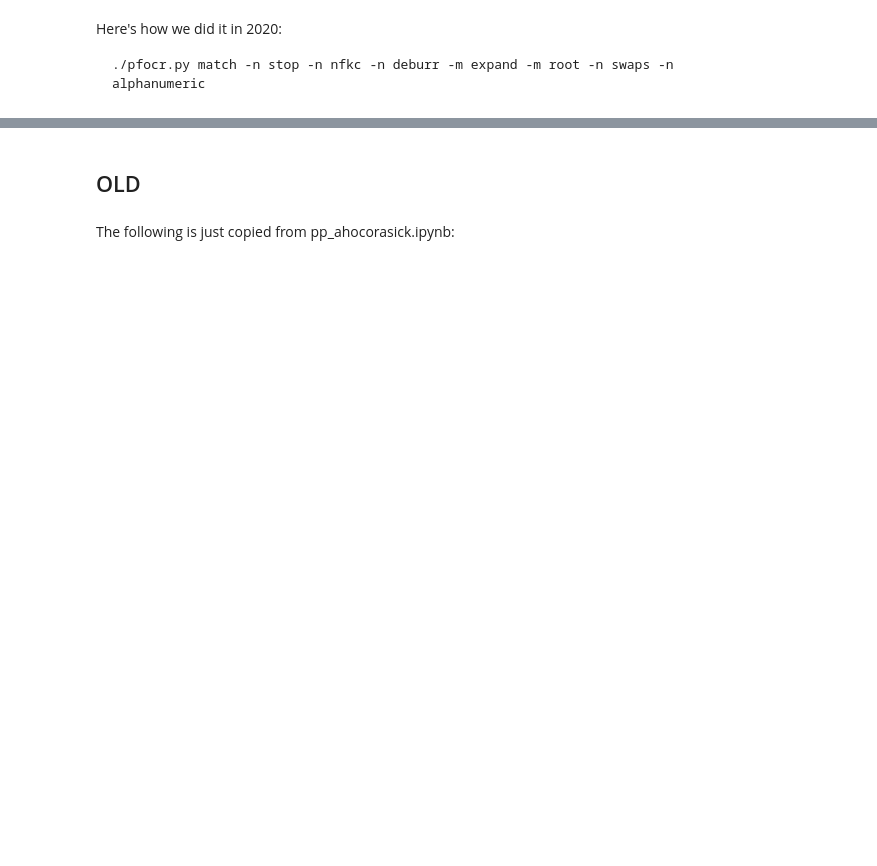
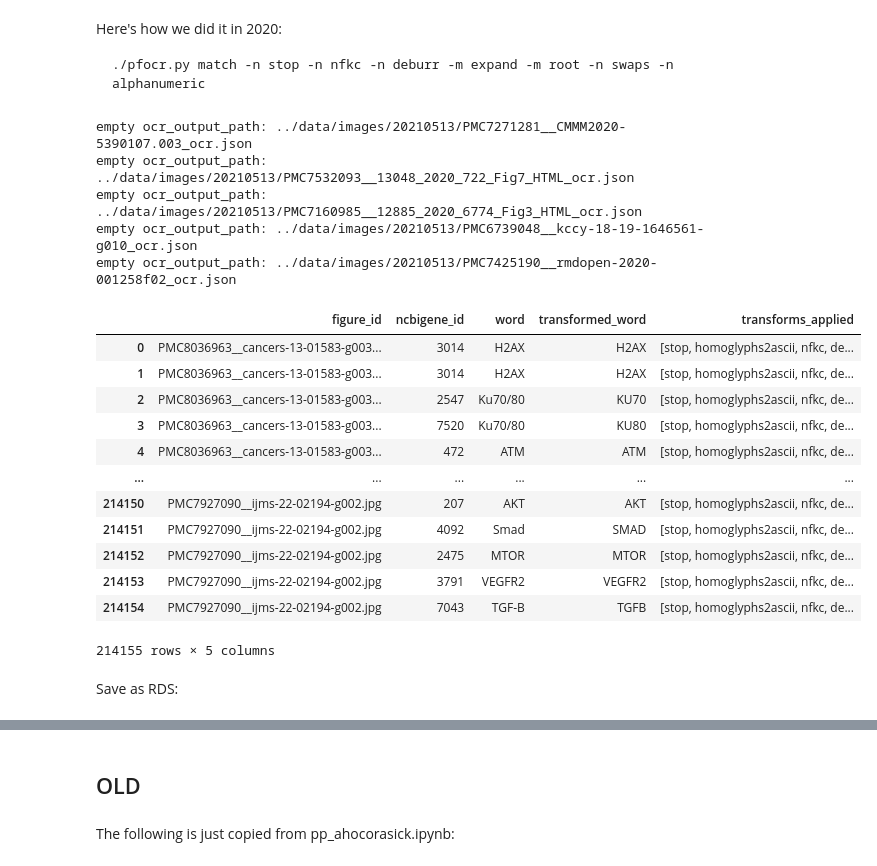
Before and after one commit to wikipathways/pathway-figure-ocr, a Jupyter notebook: notebooks/pp_classic.ipynb, the cells around one changed output, grey strips where cells are left out. Drawn from its saved outputs; the diff is of its cells as text; code cells hidden in the pictures; blank space fills up the shorter version.

```diff
--- a/notebooks/pp_classic.ipynb
+++ b/notebooks/pp_classic.ipynb
@@ -345,7 +468,7 @@ print(len(unique_figures2021_new_pfocr_ids))
 # %% [markdown]
 ### Genes
 # %%
-with open(images_dir.joinpath("lexicon2020.json"), "r") as f:
+with open(data_dir.joinpath("lexicon2020.json"), "r") as f:
     lexicon2020_df = pd.read_json(f)
 # %%
 lexicon2020_df
@@ -365,0 +495,6 @@ lexicon2020_df
+# %%
+symbol_characters = set()
+for symbol in ncbigene_ids_by_symbol.keys():
+    for c in symbol:
+        symbol_characters.add(c)
+print(len(symbol_characters))
@@ -374,13 +511,3 @@ figures2021_new_data = [
 print(len(figures2021_new_data))
 # %% [output]
 15955
-# %%
-for x in figures2021_new_data[:10]:
-    figure_path = Path(x["figure_path"])
-    ocr_output_path = Path(x["ocr_output_path"])
-    with ocr_output_path.open("r", encoding="utf8") as f:
-        ocr_output = json.load(f)
-    ocr_text = ocr_output[0]["description"]
-
-    print(figure_path)
-    print(repr(ocr_text))
@@ -412,0 +719,60 @@ Here's how we did it in 2020:
+# %%
+my_matches_data = list()
+for x in figures2021_new_data:
+    figure_path = Path(x["figure_path"])
+
+    ocr_output_path = Path(x["ocr_output_path"])
+    with ocr_output_path.open("r", encoding="utf8") as f:
+        ocr_output = json.load(f)
+    if len(ocr_output) == 0:
+        print(f"empty ocr_output_path: {ocr_output_path}")
+        continue
+
+    ocr_text = ocr_output[0]["description"]
+
+    figure_id = x["pfocr_id"]
+
+    # if figure_id != "PMC7905103__fphys-11-00718-g005.jpg":
+    #    continue
+    # display(Image(figure_path))
+
+    try:
+        match(my_matches_data, figure_id, ncbigene_ids_by_symbol, ocr_text)
+    except (Exception) as e:
+        print("Unexpected Error:", e)
+        print("figure_id:", figure_id)
+        #        print("word:", word)
+        #        print(
+        #            "transformed_word:",
+        #            transformed_word,
+        #        )
+        #        print(
+        #            "transforms_applied:",
+        #            transforms_applied,
+        #        )
+        raise
+
+matches_df = pd.DataFrame(my_matches_data)
+matches_df.to_csv(str(images_dir.joinpath("results{run_timestamp}.csv")))
+matches_df
+# %% [output]
+empty ocr_output_path: ../data/images/20210513/PMC7271281__CMMM2020-5390107.003_ocr.json
+empty ocr_output_path: ../data/images/20210513/PMC7532093__13048_2020_722_Fig7_HTML_ocr.json
+empty ocr_output_path: ../data/images/20210513/PMC7160985__12885_2020_6774_Fig3_HTML_ocr.json
+empty ocr_output_path: ../data/images/20210513/PMC6739048__kccy-18-19-1646561-g010_ocr.json
+empty ocr_output_path: ../data/images/20210513/PMC7425190__rmdopen-2020-001258f02_ocr.json
+|  | figure_id | ncbigene_id | word | transformed_word | transforms_applied |
+| 0 | PMC8036963__cancers-13-01583-g003... | 3014 | H2AX | H2AX | [stop, homoglyphs2ascii, nfkc, de... |
+| 1 | PMC8036963__cancers-13-01583-g003... | 3014 | H2AX | H2AX | [stop, homoglyphs2ascii, nfkc, de... |
+| 2 | PMC8036963__cancers-13-01583-g003... | 2547 | Ku70/80 | KU70 | [stop, homoglyphs2ascii, nfkc, de... |
+| 3 | PMC8036963__cancers-13-01583-g003... | 7520 | Ku70/80 | KU80 | [stop, homoglyphs2ascii, nfkc, de... |
+| 4 | PMC8036963__cancers-13-01583-g003... | 472 | ATM | ATM | [stop, homoglyphs2ascii, nfkc, de... |
+| ... | ... | ... | ... | ... | ... |
+| 214150 | PMC7927090__ijms-22-02194-g002.jpg | 207 | AKT | AKT | [stop, homoglyphs2ascii, nfkc, de... |
+| 214151 | PMC7927090__ijms-22-02194-g002.jpg | 4092 | Smad | SMAD | [stop, homoglyphs2ascii, nfkc, de... |
+| 214152 | PMC7927090__ijms-22-02194-g002.jpg | 2475 | MTOR | MTOR | [stop, homoglyphs2ascii, nfkc, de... |
+| 214153 | PMC7927090__ijms-22-02194-g002.jpg | 3791 | VEGFR2 | VEGFR2 | [stop, homoglyphs2ascii, nfkc, de... |
+| 214154 | PMC7927090__ijms-22-02194-g002.jpg | 7043 | TGF-B | TGFB | [stop, homoglyphs2ascii, nfkc, de... |
+214155 rows × 5 columns
+# %% [markdown]
+Save as RDS:
```
Also changed, not shown: parts of 60 cells of this notebook, 9 other files.
